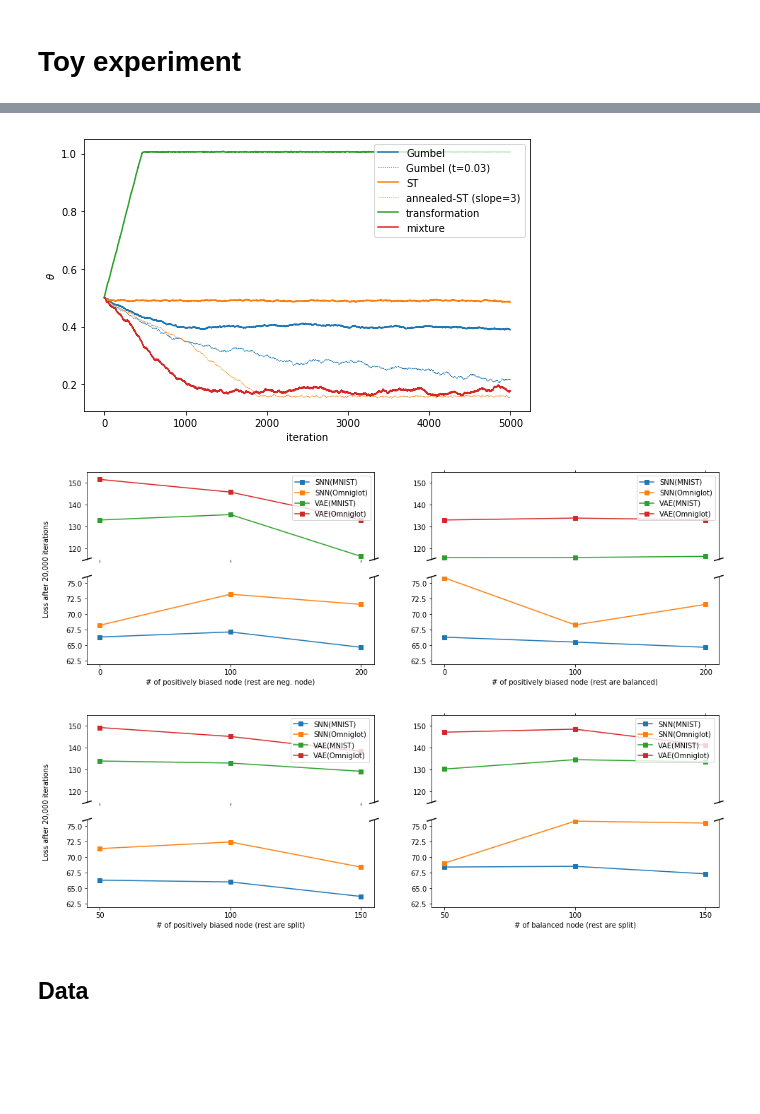
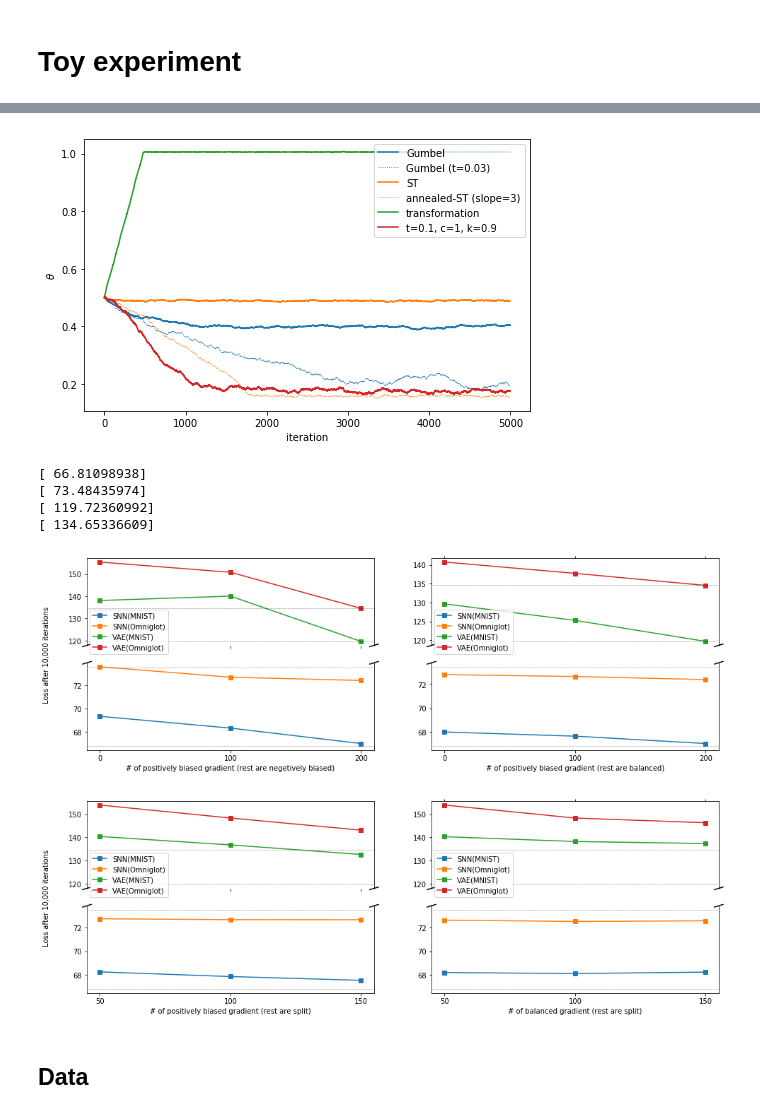
Before and after one commit to ethihsy/cc, a Jupyter notebook: plot.ipynb, the cells around one changed output, grey strips where cells are left out. Saved outputs shown, nothing was run; the diff lists cells and outputs as text; code cells hidden in the pictures; blank space fills up the shorter version.

```diff
--- a/plot.ipynb
+++ b/plot.ipynb
@@ -395,7 +412,7 @@ plt.plot(toy_ast, c=q[0].get_color(),ls=':',lw=.8)
 plt.plot(toy_tr)
 plt.plot(toy_mx)
 
-plt.legend(['Gumbel','Gumbel (t=0.03)','ST','annealed-ST (slope=3)','transformation','mixture'],
+plt.legend(['Gumbel','Gumbel (t=0.03)','ST','annealed-ST (slope=3)','transformation','t=0.1, c=1, k=0.9'],
            loc=(.65,.64))
 
 plt.xlabel('iteration')
@@ -403,9 +420,18 @@ plt.ylabel('$\\theta$')
 plt.savefig('41')
 plt.show()
 # %% [output]
-[figure, old version]
+[figure, new version]
+# %%
+print np.load('SNN_b/MNIST/GB1e-3/loss_rec.npy')[-2]
+print np.load('SNN_b/OMNIGLOT/GB1e-3/loss_rec.npy')[-2]
+print np.load('VAE_b/MNIST/GB1e-3/loss_rec.npy')[-2]
+print np.load('VAE_b/OMNIGLOT/GB1e-3/loss_rec.npy')[-2]
+# %% [output]
+[ 66.81098938]
+[ 73.48435974]
+[ 119.72360992]
+[ 134.65336609]
 # %%
-mm = lambda x: np.mean(np.reshape(x[10:20],[-1,10]),1)[-1]
 fig, ((ax,ax3),(ax2,ax4)) = plt.subplots(2,2,sharex=True,figsize=(16,5))
 x = [0,100,200]
 
@@ -422,47 +448,54 @@ for z in [['/MX1e-3_0_0_200','/MX1e-3_100_0_100','/MX1e-3_200_0_0'],
                 if ss=='SNN':
                     ax3.plot(np.nan,'s-')
             xx.plot(x,
-                    [mm(np.load(zz)[-2]) for zz in [ss+'_b/'+s+z[0]+'/loss_rec.npy',
+                    [np.load(zz)[-2][0]  for zz in [ss+'_b/'+s+z[0]+'/loss_rec.npy',
                                                     ss+'_b/'+s+z[1]+'/loss_rec.npy',
                                                     ss+'_b/'+s+z[2]+'/loss_rec.npy',
                     ]],'s-')
+
+[xx.axhline(y=66.81098938,ls=':',c='k',lw='.5') for xx in [ax2,ax4]]
+[xx.axhline(y=73.48435974,ls=':',c='k',lw='.5') for xx in [ax2,ax4]]
+[xx.axhline(y=119.72360992,ls=':',c='k',lw='.5') for xx in [ax,ax3]]
+[xx.axhline(y=134.65336609,ls=':',c='k',lw='.5') for xx in [ax,ax3]]
+
+
 
 [z.spines['bottom'].set_visible(False) for z in [ax3, ax]]
 [z.spines['top'].set_visible(False) for z in [ax4, ax2]]
 
 for z in [ax3, ax]:
     z.xaxis.tick_top()
     z.tick_params(labeltop='off')  # don't put tick labels at the top
 
 for z in [ax4, ax]:
     z.xaxis.tick_bottom()
 
 d = .015
 for z in [[ax3,ax4],[ax,ax2]]:
     kwargs = dict(transform=z[0].transAxes, color='k', clip_on=False)
     z[0].plot((-d, +d), (-d, +d), **kwargs)        # top-left diagonal
     z[0].plot((1 - d, 1 + d), (-d, +d), **kwargs)  # top-right diagonal
 
     kwargs.update(transform=z[1].transAxes)  # switch to the bottom axes
     z[1].plot((-d, +d), (1 - d, 1 + d), **kwargs)  # bottom-left diagonal
     z[1].plot((1 - d, 1 + d), (1 - d, 1 + d), **kwargs)  # bottom-right diagonal
 
 
-ax4.set_xlabel('# of positively biased node (rest are balanced)')
-ax2.set_xlabel('# of positively biased node (rest are neg. node)')
-ax2.set_ylabel('Loss after 20,000 iterations')
-[z.legend(['SNN(MNIST)','SNN(Omniglot)','VAE(MNIST)','VAE(Omniglot)']) for z in [ax3,ax]]
+ax4.set_xlabel('# of positively biased gradient (rest are balanced)')
+ax2.set_xlabel('# of positively biased gradient (rest are negetively biased)')
+ax2.set_ylabel('Loss after 10,000 iterations')
+[z.legend(['SNN(MNIST)','SNN(Omniglot)','VAE(MNIST)','VAE(Omniglot)'],loc=(.01,-.1)) for z in [ax3,ax]]
 
 plt.xticks([0,100,200])
-[z.set_ylim(115,155) for z in [ax,ax3]]
-[z.set_ylim(62,76) for z in [ax2,ax4]]
+#[z.set_ylim(115,160) for z in [ax,ax3]]
+#[z.set_ylim(65,75) for z in [ax2,ax4]]
 
 ax2.yaxis.set_label_coords(0.08, 0.5, transform=fig.transFigure)
 
 plt.savefig('55')
 plt.show()
 # %% [output]
-[figure, old version]
+[figure, new version]
 # %%
 x = [50,100,150]
 
@@ -481,10 +514,15 @@ for z in [['/MX1e-3_50_75_75','/MX1e-3_100_50_50','/MX1e-3_150_25_25'],
                 if ss=='SNN':
                     ax3.plot(np.nan,'s-')
             xx.plot(x,
-                    [mm(np.load(zz)[-2]) for zz in [ss+'_b/'+s+z[0]+'/loss_rec.npy',
+                    [np.load(zz)[-2][0] for zz in [ss+'_b/'+s+z[0]+'/loss_rec.npy',
                                                     ss+'_b/'+s+z[1]+'/loss_rec.npy',
                                                     ss+'_b/'+s+z[2]+'/loss_rec.npy',
                     ]],'s-')
+
+[xx.axhline(y=66.81098938,ls=':',c='k',lw='.5') for xx in [ax2,ax4]]
+[xx.axhline(y=73.48435974,ls=':',c='k',lw='.5') for xx in [ax2,ax4]]
+[xx.axhline(y=119.72360992,ls=':',c='k',lw='.5') for xx in [ax,ax3]]
+[xx.axhline(y=134.65336609,ls=':',c='k',lw='.5') for xx in [ax,ax3]]
 
 [z.spines['bottom'].set_visible(False) for z in [ax3, ax]]
 [z.spines['top'].set_visible(False) for z in [ax4, ax2]]
@@ -507,21 +545,21 @@ for z in [[ax3,ax4],[ax,ax2]]:
     z[1].plot((1 - d, 1 + d), (1 - d, 1 + d), **kwargs)  # bottom-right diagonal
 
 
-ax2.set_xlabel('# of positively biased node (rest are split)')
-ax4.set_xlabel('# of balanced node (rest are split)')
-ax2.set_ylabel('Loss after 20,000 iterations')
-[z.legend(['SNN(MNIST)','SNN(Omniglot)','VAE(MNIST)','VAE(Omniglot)'],loc=(.71,.46)) for z in [ax3,ax]]
+ax2.set_xlabel('# of positively biased gradient (rest are split)')
+ax4.set_xlabel('# of balanced gradient (rest are split)')
+ax2.set_ylabel('Loss after 10,000 iterations')
+[z.legend(['SNN(MNIST)','SNN(Omniglot)','VAE(MNIST)','VAE(Omniglot)'],loc=(.01,-.1)) for z in [ax3,ax]]
 
 plt.xticks([50,100,150])
-[z.set_ylim(115,155) for z in [ax,ax3]]
-[z.set_ylim(62,76) for z in [ax2,ax4]]
+#[z.set_ylim(115,160) for z in [ax,ax3]]
+#[z.set_ylim(65,75) for z in [ax2,ax4]]
 
 ax2.yaxis.set_label_coords(0.08, 0.5, transform=fig.transFigure)
 
 plt.savefig('56')
 plt.show()
 # %% [output]
-[figure, old version]
+[figure, new version]
 # %% [markdown]
 ##  Data
 # %%
```
Also changed, not shown: parts of 21 cells of this notebook, 6 other files.
